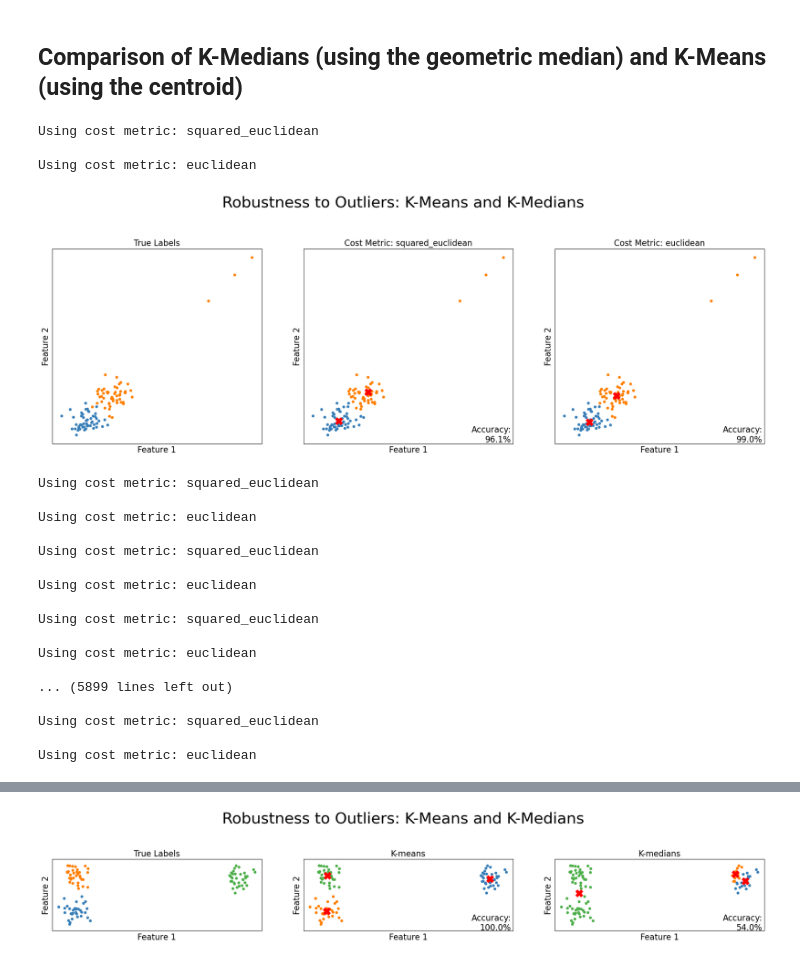
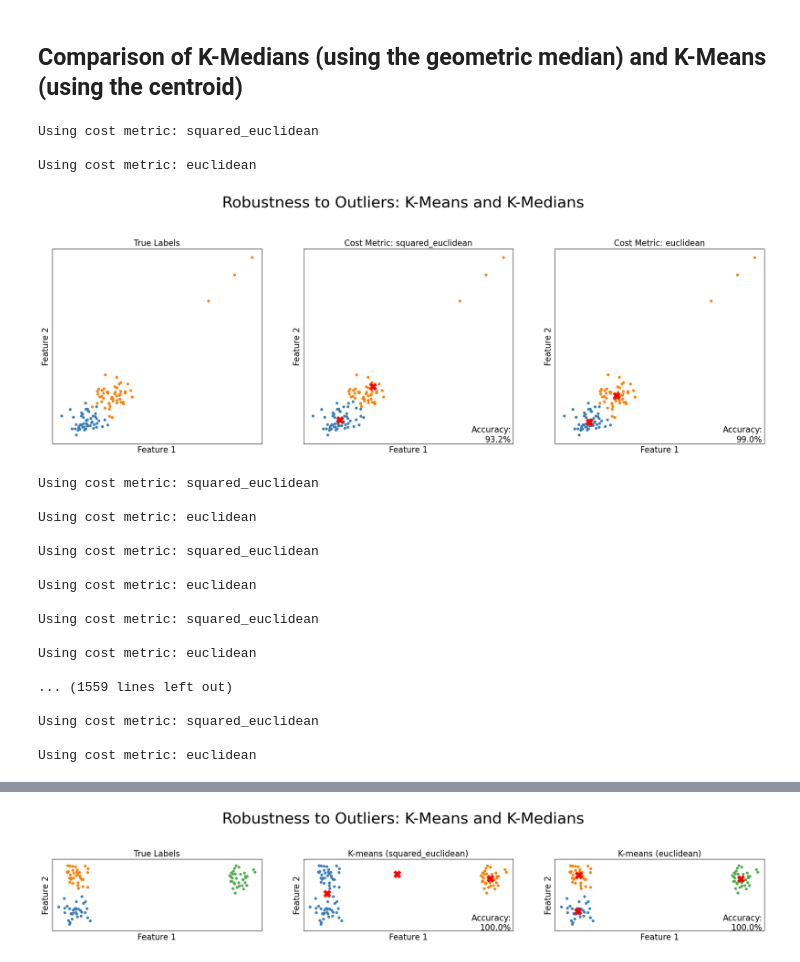
Before and after one commit to KataTech/OTFactorDiscovery, a Jupyter notebook: daniel/Clustering/demo.ipynb, the cells around one changed output, grey strips where cells are left out. Drawn from its saved outputs; the diff is of its cells as text; code cells hidden in the pictures.

```diff
--- a/daniel/Clustering/demo.ipynb
+++ b/daniel/Clustering/demo.ipynb
@@ -12,7 +12,7 @@ import itertools
 
 from kmeans import KMeans # this is the custom class that we wrote
 # %%
-seed = 0
+seed = 1
 
 # Generate datasets
 n_samples = 500
@@ -56,7 +56,7 @@ for i_dataset, dataset in enumerate(datasets):
     # Create and fit the KMeans model
     kmeans = KMeans(n_clusters=n_clusters, max_iter=300)
     t0 = time.time()
-    kmeans.fit(X, cost_metric=cost_metric, max_steps=100, descent_rate=0.1, random_state=seed, verbose=False)
+    kmeans.fit(X, cost_metric=cost_metric, descent_rate=0.1, random_state=seed, verbose=False)
     t1 = time.time()
     y_pred = kmeans.predict(X, cost_metric=cost_metric)
 
@@ -139,7 +139,7 @@ plt.setp(axes[0], **common_attributes)
 for i, cost_metric in enumerate(cost_metrics):
     # Initialize and fit KMeans
     kmeans = KMeans(n_clusters=2, max_iter=600)
-    kmeans.fit(X, cost_metric=cost_metric, max_steps=200, random_state=seed, verbose=False)
+    kmeans.fit(X, cost_metric=cost_metric, max_steps=100, random_state=seed, verbose=False)
 
     # Plot the data points and centroids
     ax = axes[i+1]
@@ -163,58 +163,59 @@ plt.show()
 Using cost metric: squared_euclidean
 
 Using cost metric: euclidean
-[figure, old version]
+[figure, new version]
 # %%
-import numpy as np
-import sklearn.preprocessing as skpp
-import sklearn.datasets as skds
-import matplotlib.pyplot as plt
-import itertools
-
 # Generate a synthetic dataset with three blobs
 n_samples = 100
 centers = [[0, 0], [0, 5], [25, 5]]  # Three main clusters
+k = len(centers)
 X, y = skds.make_blobs(n_samples=n_samples, centers=centers, random_state=0)
 
 # List of cost metrics
 cost_metrics = ['squared_euclidean', 'euclidean']
 
+# Dictionaries to store labels and centroids
+label_dict = {}
+centroid_dict = {}
+
 accuracies = []  # Store accuracies for each random seed
 
-seed = 99999
+seed = int(0)
 while True:
-
+    seed += 1
     # Perform k-means clustering for each cost metric
     for cost_metric in cost_metrics:
         # Initialize and fit KMeans
-        kmeans = KMeans(n_clusters=len(np.unique(y)), max_iter=600)
-        kmeans.fit(X, cost_metric=cost_metric, max_steps=200, random_state=seed, verbose=False)
+        kmeans = KMeans(n_clusters=k, max_iter=400)
+        kmeans.fit(X, cost_metric=cost_metric, init='++', max_steps=100, random_state=seed, verbose=False)
+
+        label_dict[cost_metric] = kmeans.labels
+        centroid_dict[cost_metric] = kmeans.centroids
 
         # Calculate accuracy by considering all permutations of the labels
-        permuted_labels = list(itertools.permutations(np.unique(y)))
-        max_accuracy = 0.0
-        for perm_labels in permuted_labels:
-            accuracy = np.mean(np.array(perm_labels)[kmeans.labels] == y)
-            max_accuracy = max(max_accuracy, accuracy)
+        permuted_labels = list(itertools.permutations(range(k)))
+        record_acc = 0.0
+        for perm in permuted_labels:
+            acc = np.mean(kmeans.labels == np.array([perm[label] for label in y]))
+            if acc > record_acc:
+                record_acc = acc
 
         # Append maximum accuracy to the list
-        accuracies.append(max_accuracy)
+        accuracies.append(record_acc)
 
     # Check if the difference between accuracies is more than 5%
-    if len(accuracies) > 1 and abs(accuracies[-1] - accuracies[-2]) > 0.04:
+    if len(accuracies) > 1 and abs(accuracies[-1] - accuracies[-2]) > 0.05:
         break
-
-    seed += 1
 
 # Create subplots for each cost metric
 fig, axes = plt.subplots(1, len(cost_metrics)+1, figsize=(20, 8))
 fig.suptitle("Robustness to Outliers: K-Means and K-Medians", fontsize=30, y=0.75)
 
 # Plot the original data, colored by the true labels
-unique_labels = np.unique(y)
+unique_labels = range(k)
 colors = np.array(list(itertools.islice(itertools.cycle(['#377eb8', '#ff7f00', '#4daf4a', '#f781bf', '#a65628', '#984ea3',
                                      '#999999', '#e41a1c', '#dede00']), len(unique_labels))))
-axes[0].scatter(X[:, 0], X[:, 1], c=colors[np.searchsorted(unique_labels, y)], s=20)
+axes[0].scatter(X[:, 0], X[:, 1], c=colors[y], s=20)
 axes[0].set_title('True Labels', size=16)
 axes[0].set_xlabel("Feature 1", fontsize=16)
 axes[0].set_ylabel("Feature 2", fontsize=16)
@@ -233,19 +234,14 @@ plt.setp(axes[0], **common_attributes)
 
 # Perform k-means clustering for each cost metric
 for i, cost_metric in enumerate(cost_metrics):
-    # Initialize and fit KMeans
-    kmeans = KMeans(n_clusters=len(np.unique(y)), max_iter=600)
-    kmeans.fit(X, cost_metric=cost_metric, max_steps=100, random_state=seed, verbose=False)
-
     # Define the color scheme
-    unique_labels = np.unique(kmeans.labels)
-    colors = np.array(list(itertools.islice(itertools.cycle(['#377eb8', '#ff7f00', '#4daf4a', '#f781bf', '#a65628', '#984ea3',
-                                         '#999999', '#e41a1c', '#dede00']), len(unique_labels))))
+    unique_labels = np.unique(label_dict[cost_metric])
+    color_dict = {label: color for label, color in zip(unique_labels, itertools.cycle(['#377eb8', '#ff7f00', '#4daf4a', '#f781bf', '#a65628', '#984ea3', '#999999', '#e41a1c', '#dede00']))}
 
     # Plot the data points and centroids
     ax = axes[i+1]
-    ax.scatter(X[:, 0], X[:, 1], c=colors[np.searchsorted(unique_labels, kmeans.labels)], s=20)
-    ax.scatter(kmeans.centroids[:, 0], kmeans.centroids[:, 1], marker='X', c='red', s=200, zorder=9)
+    ax.scatter(X[:, 0], X[:, 1], c=[color_dict[label] for label in label_dict[cost_metric]], s=20)
+    ax.scatter(centroid_dict[cost_metric][:, 0], centroid_dict[cost_metric][:, 1], marker='X', c='red', s=200, zorder=9)
     ax.set_xlabel("Feature 1", fontsize=16)
     ax.set_ylabel("Feature 2", fontsize=16)
     ax.set_xlim(np.min(X[:, 0]) - 1, np.max(X[:, 0]) + 1)
@@ -255,12 +251,11 @@ for i, cost_metric in enumerate(cost_metrics):
     plt.setp(ax, **common_attributes)
 
     # Display the accuracy of the labels in the bottom right corner as a percentage
-    plt.text(.99, .01, ('Accuracy:\n%.1f%%' % (100*accuracies[-2+i])).lstrip('0'),
+    plt.text(.99, .01, ('Accuracy:\n%.1f%%' % (100*accuracies[2*i])).lstrip('0'),
                 transform=ax.transAxes, size=16, horizontalalignment='right')
 
-
-axes[1].set_title(f"K-means", size=16)
-axes[2].set_title(f"K-medians", size=16)
+    # Set the title based on the cost metric
+    ax.set_title(f"K-means ({cost_metric})", size=16)
 
 plt.tight_layout()
 plt.subplots_adjust(wspace=0.2)  # Adjust the spacing between subplots
@@ -278,7 +273,7 @@ Using cost metric: squared_euclidean
 
 Using cost metric: euclidean
 
-... (5899 lines left out)
+... (1559 lines left out)
 
 Using cost metric: squared_euclidean
 
@@ -303,2 +281,2 @@ Using cost metric: euclidean
-[figure, old version]
+[figure, new version]
 # %%
```
Also changed, not shown: parts of 4 cells of this notebook, 2 other files.
